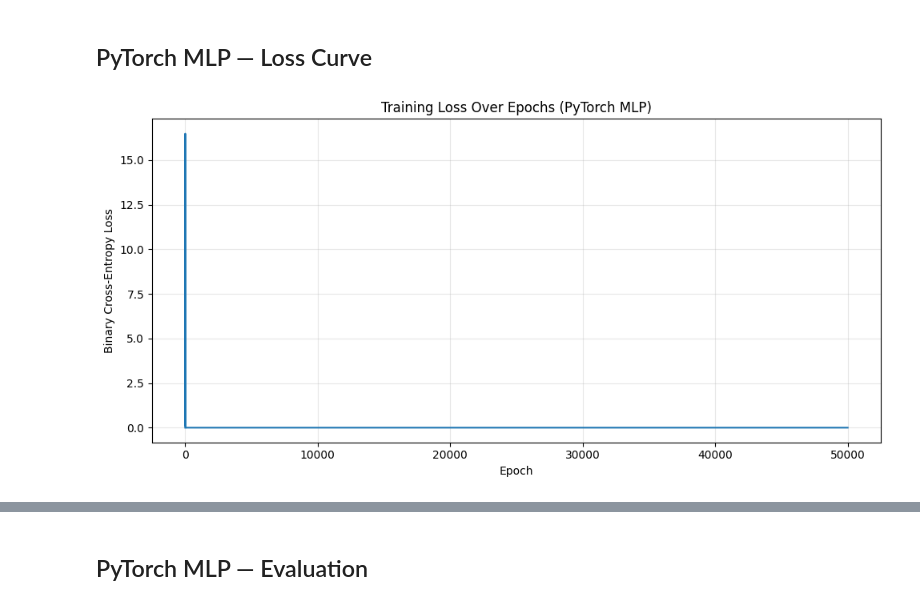
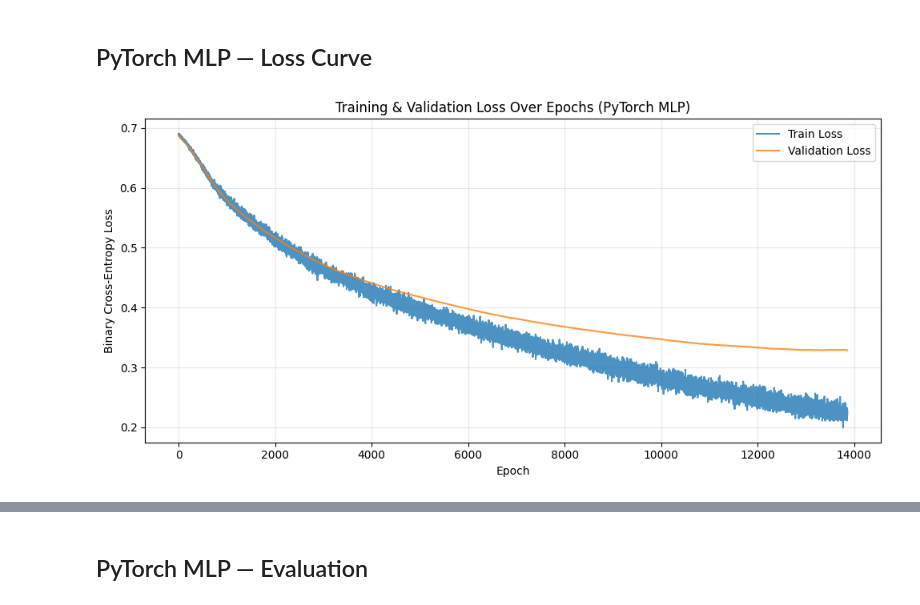
Before and after one commit to jiraphat48026/HR-Machine-Learning-Project, a Jupyter notebook: models/MLP.ipynb, the cells around one changed output, grey strips where cells are left out. Cells and saved outputs as stored; diff of their text form; code cells hidden in the pictures.

```diff
--- a/models/MLP.ipynb
+++ b/models/MLP.ipynb
@@ -134,11 +207,21 @@ Attrition rate — Train: 50.03% | Test: 49.90%
 # %%
 np.random.seed(42)
 
-# Architecture: 36 input -> 64 (ReLU) -> 32 (ReLU) -> 1 (Sigmoid)
+# Architecture: 36 input -> 32 (ReLU) -> 16 (ReLU) -> 1 (Sigmoid)
 model = Model(
-    layers_dim=[X_train.shape[1], 64, 32, 1],
+    layers_dim=[X_train.shape[1], 32, 16, 1],
     activations=[ReLU(), ReLU(), Sigmoid()]
 )
 
-model.train(X_train, y_train, num_passes=50000, learning_rate=0.05, print_loss=True)
+# Train with L2 regularization, dropout
+model.train(
+    X_train, y_train,
+    X_val=X_test, y_val=y_test,
+    num_passes=50000,
+    learning_rate=0.01,
+    l2_lambda=0.001,
+    dropout_rate=0.3,
+    patience=500,
+    print_loss=True
+)
 # %% [output]
@@ -243,31 +359,28 @@ Same architecture: **36 → 64 (ReLU) → 32 (ReLU) → 1 (Sigmoid)** — but us
 # %%
-import torch
-import torch.nn as nn
-import torch.optim as optim
-
 # Convert data to PyTorch tensors
 X_train_t = torch.FloatTensor(X_train)
 y_train_t = torch.FloatTensor(y_train)
 X_test_t = torch.FloatTensor(X_test)
 y_test_t = torch.FloatTensor(y_test)
 
-# PyTorch MLP: Same architecture as from-scratch MLP
 class PyTorchMLP(nn.Module):
-    def __init__(self, input_dim):
+    def __init__(self, input_dim, dropout_rate=0.3):
         super(PyTorchMLP, self).__init__()
         self.network = nn.Sequential(
-            nn.Linear(input_dim, 64),  # Input -> Hidden 1
+            nn.Linear(input_dim, 32),    # Input -> Hidden 1
             nn.ReLU(),
-            nn.Linear(64, 32),          # Hidden 1 -> Hidden 2
+            nn.Dropout(dropout_rate),    # Dropout after Hidden 1
+            nn.Linear(32, 16),           # Hidden 1 -> Hidden 2
             nn.ReLU(),
-            nn.Linear(32, 1),           # Hidden 2 -> Output
+            nn.Dropout(dropout_rate),    # Dropout after Hidden 2
+            nn.Linear(16, 1),            # Hidden 2 -> Output
             nn.Sigmoid()
         )
 
     def forward(self, x):
         return self.network(x)
 
-pytorch_mlp = PyTorchMLP(input_dim=X_train.shape[1])
+pytorch_mlp = PyTorchMLP(input_dim=X_train.shape[1], dropout_rate=0.3)
 print(pytorch_mlp)
 print(f"\nTotal parameters: {sum(p.numel() for p in pytorch_mlp.parameters()):,}")
 # %% [output]
@@ -330,12 +473,17 @@ Epoch 49000 | Loss: 0.000000 | Train Acc: 1.0000
 ## PyTorch MLP — Loss Curve
 # %%
 plt.figure(figsize=(10, 5))
-plt.plot(pytorch_losses)
-plt.title("Training Loss Over Epochs (PyTorch MLP)")
+plt.plot(pytorch_train_losses, label="Train Loss", alpha=0.8)
+plt.plot(pytorch_val_losses, label="Validation Loss", alpha=0.8)
+plt.title("Training & Validation Loss Over Epochs (PyTorch MLP)")
 plt.xlabel("Epoch")
 plt.ylabel("Binary Cross-Entropy Loss")
+plt.legend()
 plt.grid(True, alpha=0.3)
 plt.tight_layout()
 plt.show()
+
+print(f"Stopped at epoch: {len(pytorch_train_losses)}")
+print(f"Best validation loss: {best_val_loss:.6f}")
 # %% [output]
-[figure, old version]
+[figure, new version]
```
Also changed, not shown: parts of 22 cells of this notebook, 6 other files.
